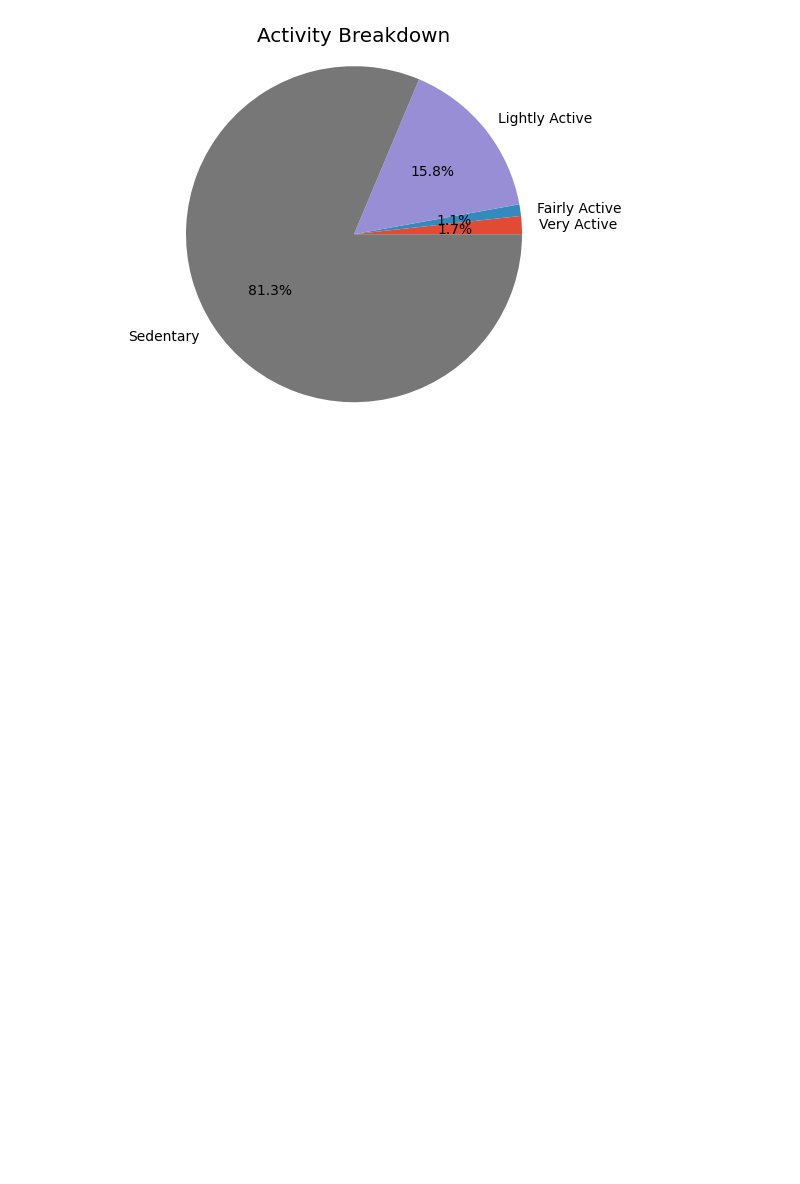
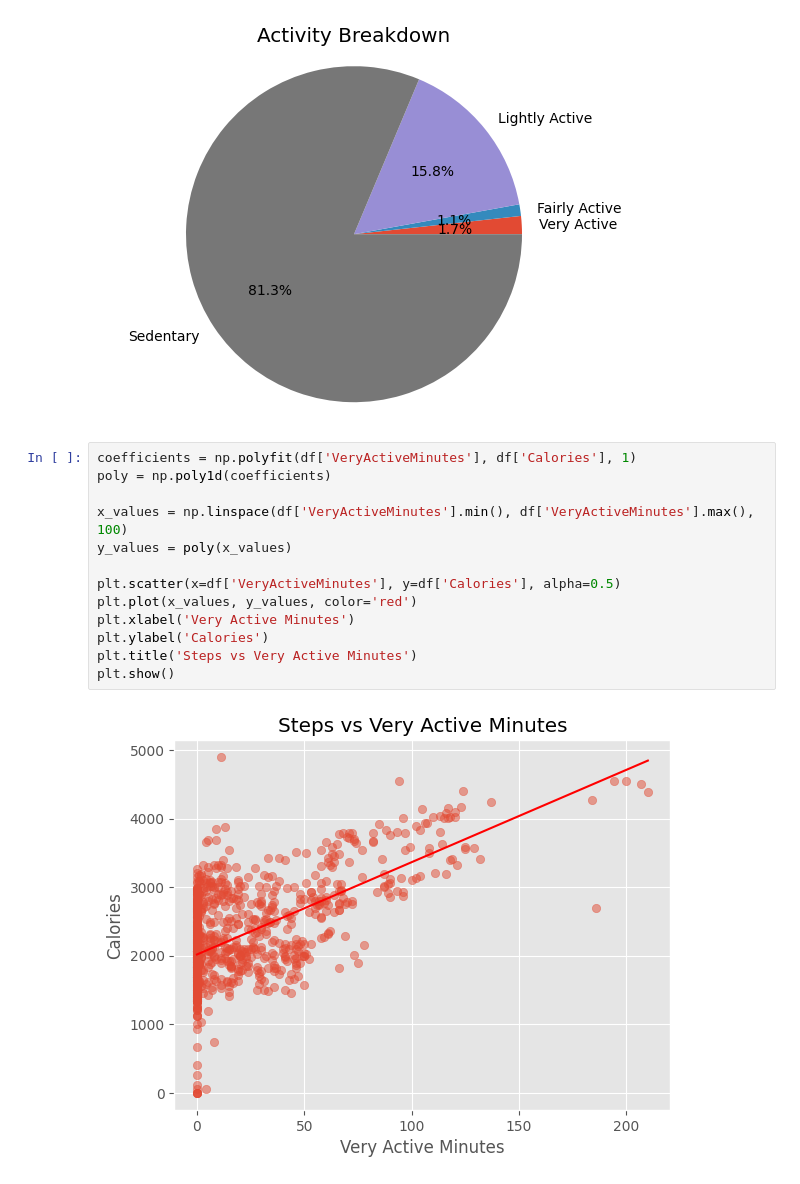
Before and after one commit to JJDataAnalyst-viz/Bellabeat_Project, a Jupyter notebook: Stage_4_Analyze/analysis.ipynb, the cells around one changed output. Drawn from its saved outputs; the diff is of its cells as text; blank space fills up the shorter version.

```diff
--- a/Stage_4_Analyze/analysis.ipynb
+++ b/Stage_4_Analyze/analysis.ipynb
@@ -314,3 +314,18 @@ plt.title('Activity Breakdown')
 plt.show()
 # %% [output]
 [figure]
+# %%
+coefficients = np.polyfit(df['VeryActiveMinutes'], df['Calories'], 1)
+poly = np.poly1d(coefficients)
+
+x_values = np.linspace(df['VeryActiveMinutes'].min(), df['VeryActiveMinutes'].max(), 100)
+y_values = poly(x_values)
+
+plt.scatter(x=df['VeryActiveMinutes'], y=df['Calories'], alpha=0.5)
+plt.plot(x_values, y_values, color='red')
+plt.xlabel('Very Active Minutes')
+plt.ylabel('Calories')
+plt.title('Steps vs Very Active Minutes')
+plt.show()
+# %% [output]
+[figure, added]
```
Also changed, not shown: parts of 4 cells of this notebook.
